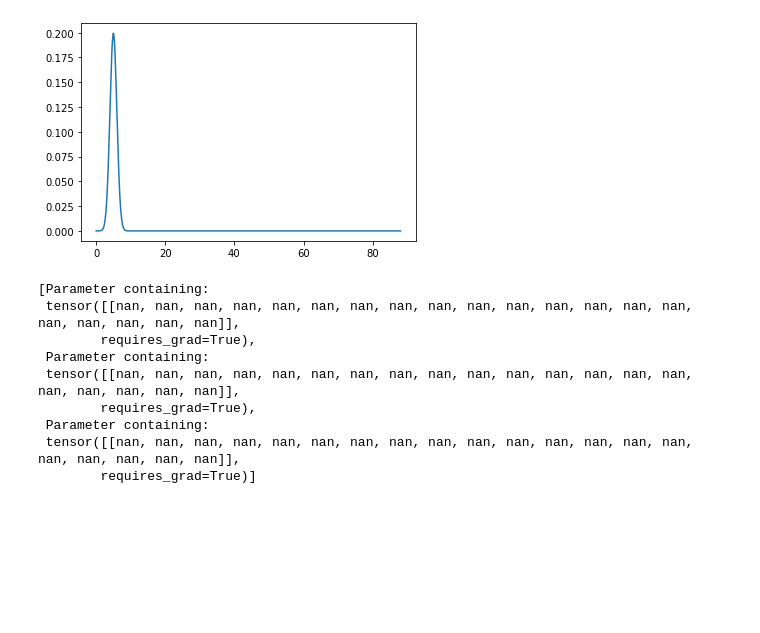
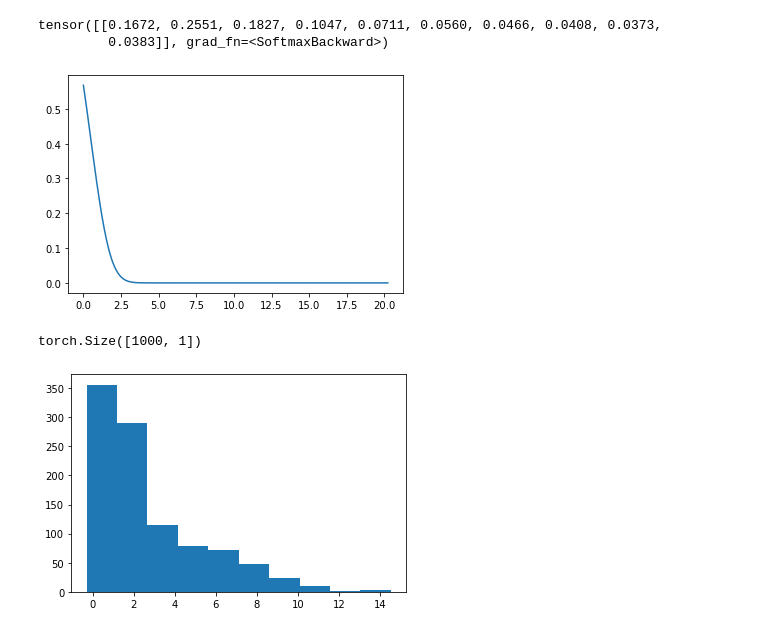
Before and after one commit to simonebmalerba/neural_VAE, a Jupyter notebook: autograd.ipynb, the cells around one changed output. Saved outputs shown, nothing was run; the diff lists cells and outputs as text; code cells hidden in the pictures; blank space fills up the shorter version.

```diff
--- a/autograd.ipynb
+++ b/autograd.ipynb
@@ -49,10 +55,15 @@ q0 = 1/N*torch.ones(N)[None,:]
 # %%
+N = 10
+mu0 = torch.arange(0,10,10/N)[None,:]
+sigma0 = torch.ones(N)[None,:]
+q0 = 1/N*torch.ones(N)[None,:]
 #Define data distribution
-x_data = torch.distributions.exponential.Exponential(0.1).sample((500,))[:,None]
+x_data = torch.distributions.exponential.Exponential(0.5).sample((500,))[:,None]
 x_sorted,indices = x_data.sort(dim=0)
 encoder = CategoricalEncoder(mu0,sigma0,q0)
 decoder = GaussianDecoder(mu0,sigma0,q0)
 #Define optimizer and parameters to iterate on
-params = list(encoder.parameters()) + list(decoder.parameters())
-optimizer = torch.optim.SGD(params,0.001)
+params = decoder.parameters()#list(encoder.parameters()) + list(decoder.parameters())
+optimizer = torch.optim.SGD(params,0.01)
+loss = simplified_loss(x_data,decoder)
 # %%
@@ -64,17 +77,10 @@ optimizer.step()
+# %%
+F.softmax(decoder.q)
+# %% [output]
+tensor([[0.1672, 0.2551, 0.1827, 0.1047, 0.0711, 0.0560, 0.0466, 0.0408, 0.0373,
+         0.0383]], grad_fn=<SoftmaxBackward>)
 # %%
 with torch.no_grad():
-    plt.plot(x_sorted,encoder(x_sorted)[:,10])
+    plt.plot(x_sorted,encoder(x_sorted)[:,0])
 # %% [output]
-[figure, old version]
+[figure, new version]
-# %%
-list(encoder.parameters())
-# %% [output]
-[Parameter containing:
- tensor([[nan, nan, nan, nan, nan, nan, nan, nan, nan, nan, nan, nan, nan, nan, nan, nan, nan, nan, nan, nan]],
-        requires_grad=True),
- Parameter containing:
- tensor([[nan, nan, nan, nan, nan, nan, nan, nan, nan, nan, nan, nan, nan, nan, nan, nan, nan, nan, nan, nan]],
-        requires_grad=True),
- Parameter containing:
- tensor([[nan, nan, nan, nan, nan, nan, nan, nan, nan, nan, nan, nan, nan, nan, nan, nan, nan, nan, nan, nan]],
-        requires_grad=True)]
@@ -80,0 +91,4 @@ list(encoder.parameters())
+# %%
+sigmaext.shape
+# %% [output]
+torch.Size([1000, 1])
@@ -80,0 +97,5 @@ list(encoder.parameters())
+# %%
+with torch.no_grad():
+    plt.hist(x_sample.numpy())
+# %% [output]
+[figure, added]
```
Also changed, not shown: parts of 8 cells of this notebook, 1 other file.
